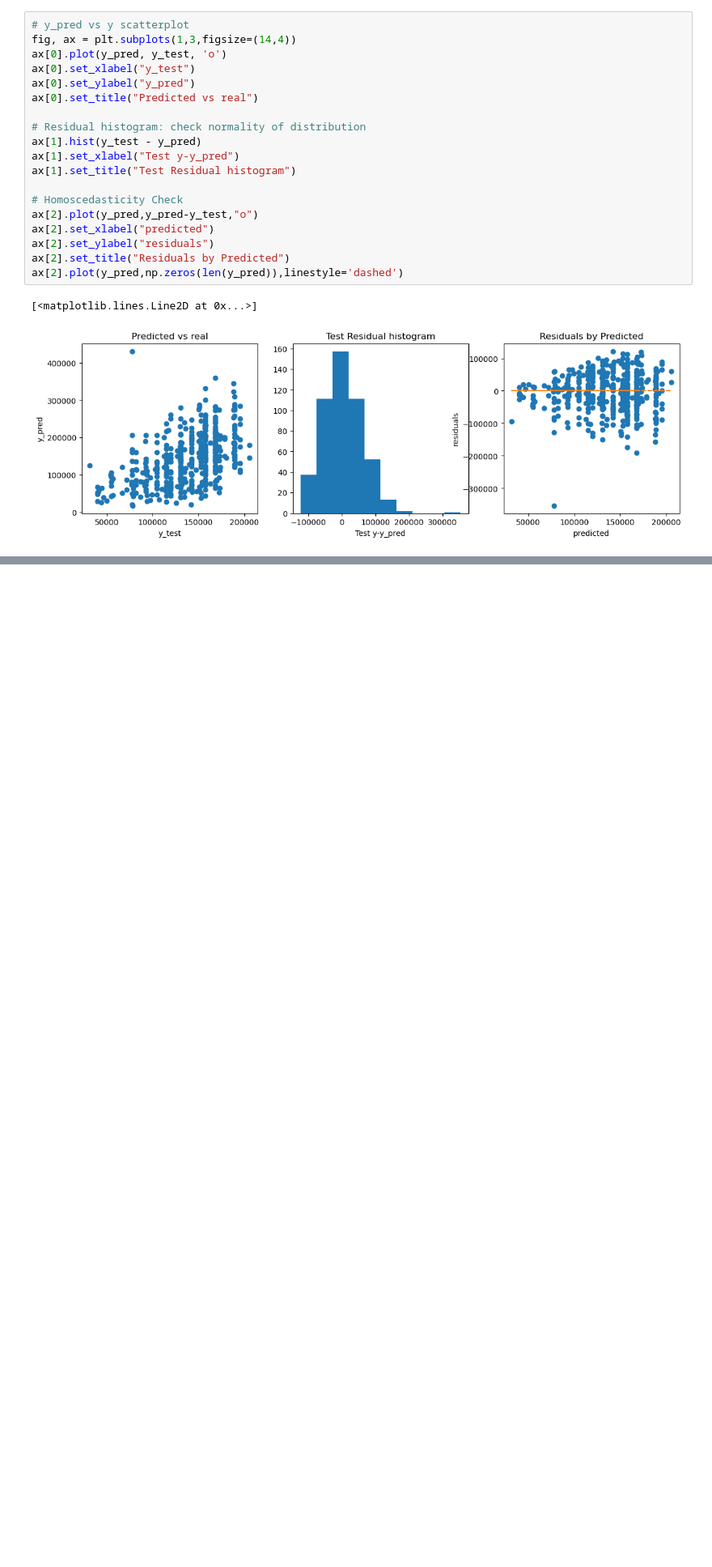
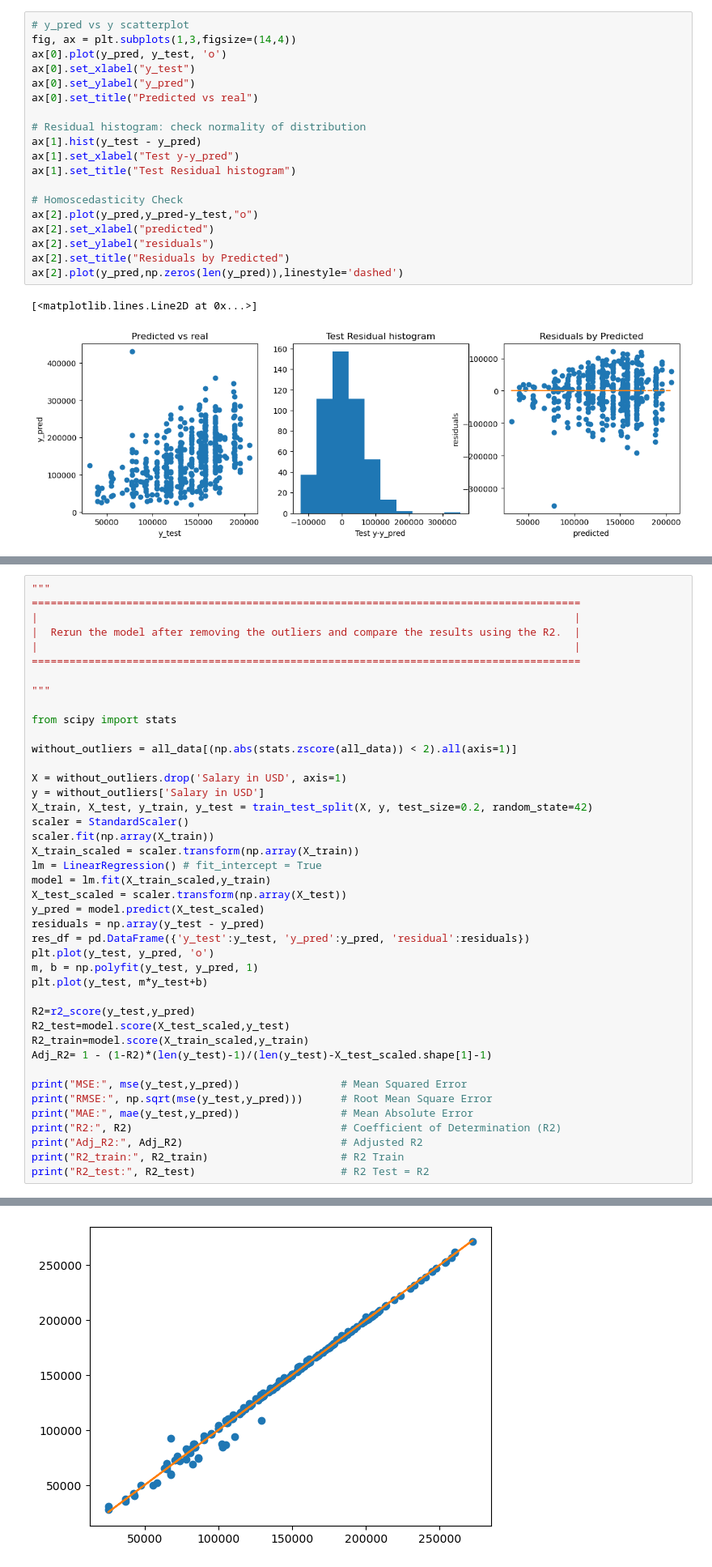
Before and after one commit to Frussen/salary_predictor, a Jupyter notebook: forecasting_salary_model.ipynb, the cells around one changed output, grey strips where cells are left out. Shown at 81% size. Drawn from its saved outputs; the diff is of its cells as text; blank space fills up the shorter version.

```diff
--- a/forecasting_salary_model.ipynb
+++ b/forecasting_salary_model.ipynb
@@ -220,0 +228,43 @@ important_features
+# %%
+"""
+=======================================================================================
+|                                                                                     |
+|  Rerun the model after removing the outliers and compare the results using the R2.  |
+|                                                                                     |
+=======================================================================================
+
+"""
+
+from scipy import stats
+
+without_outliers = all_data[(np.abs(stats.zscore(all_data)) < 2).all(axis=1)]
+
+X = without_outliers.drop('Salary in USD', axis=1)
+y = without_outliers['Salary in USD']
+X_train, X_test, y_train, y_test = train_test_split(X, y, test_size=0.2, random_state=42)
+scaler = StandardScaler()
+scaler.fit(np.array(X_train))
+X_train_scaled = scaler.transform(np.array(X_train))
+lm = LinearRegression() # fit_intercept = True
+model = lm.fit(X_train_scaled,y_train)
+X_test_scaled = scaler.transform(np.array(X_test))
+y_pred = model.predict(X_test_scaled)
+residuals = np.array(y_test - y_pred)
+res_df = pd.DataFrame({'y_test':y_test, 'y_pred':y_pred, 'residual':residuals})
+plt.plot(y_test, y_pred, 'o')
+m, b = np.polyfit(y_test, y_pred, 1)
+plt.plot(y_test, m*y_test+b)
+
+R2=r2_score(y_test,y_pred)
+R2_test=model.score(X_test_scaled,y_test)
+R2_train=model.score(X_train_scaled,y_train)
+Adj_R2= 1 - (1-R2)*(len(y_test)-1)/(len(y_test)-X_test_scaled.shape[1]-1)
+
+print("MSE:", mse(y_test,y_pred))                # Mean Squared Error
+print("RMSE:", np.sqrt(mse(y_test,y_pred)))      # Root Mean Square Error
+print("MAE:", mae(y_test,y_pred))                # Mean Absolute Error
+print("R2:", R2)                                 # Coefficient of Determination (R2)
+print("Adj_R2:", Adj_R2)                         # Adjusted R2
+print("R2_train:", R2_train)                     # R2 Train
+print("R2_test:", R2_test)                       # R2 Test = R2
+# %% [output]
@@ -220,0 +278 @@ important_features
+[figure, added]
```
Also changed, not shown: parts of 5 cells of this notebook, 4 other files.
